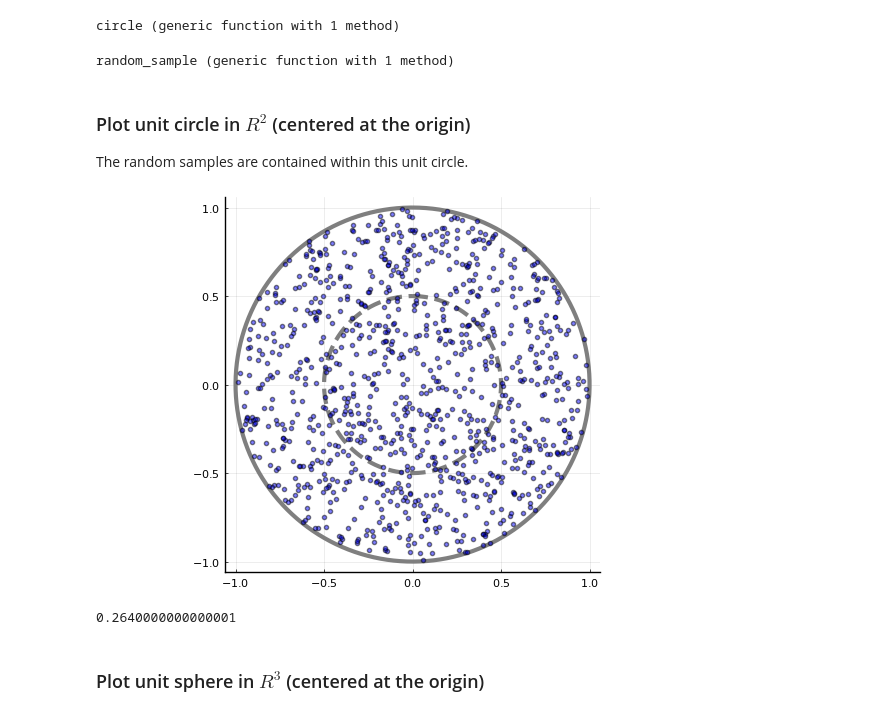
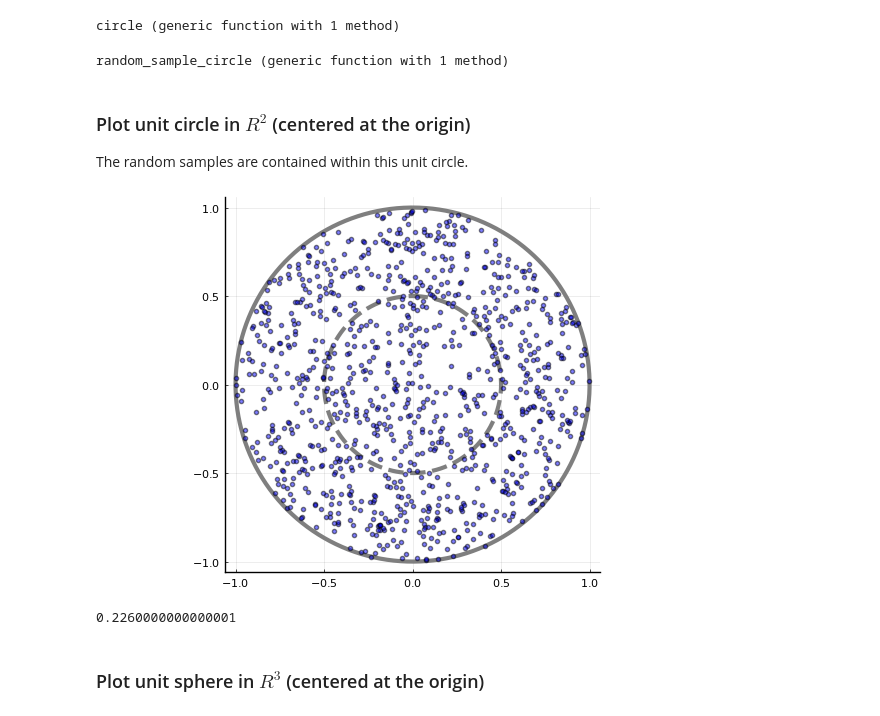
Before and after one commit to Topology-and-Data/manifold-learning, a Jupyter notebook: Manifold_Learning_Intro.ipynb, the cells around one changed output. Drawn from its saved outputs; the diff is of its cells as text; code cells hidden in the pictures.

```diff
--- a/Manifold_Learning_Intro.ipynb
+++ b/Manifold_Learning_Intro.ipynb
@@ -35,7 +35,7 @@ end
 # %% [output]
 circle (generic function with 1 method)
 # %%
-function random_sample(n)
+function random_sample_circle(n)
     θ = rand(Uniform(0, 2*π), n)
     u = rand(Uniform(0, 1), n)
     x = @. sqrt(u) * cos(θ)
@@ -43,38 +43,38 @@ function random_sample(n)
     return x, y
 end
 # %% [output]
-random_sample (generic function with 1 method)
+random_sample_circle (generic function with 1 method)
 # %% [markdown]
 ### Plot unit circle in $R^2$ (centered at the origin)
 The random samples are contained within this unit circle.
 # %%
 # Select colors using this swatch:
 # http://juliagraphics.github.io/Colors.jl/dev/namedcolors/
 plot_1 = plot(
     circle(1, 500), seriestype = :shape, lw = 3,
     linecolor = :grey50, legend = false, color = nothing,
     aspect_ratio = 1,
 )
 # Half-unit circle
 plot!(
     circle(0.5, 500), seriestype = :shape, lw = 3,
     linecolor = :grey50, linestyle = :dash, legend = false,
     color = nothing, aspect_ratio = 1,
 )
 # Scatter points of random samples (2D)
-x, y = random_sample(1000)
+x, y = random_sample_circle(1000)
 plot!(
     x, y, seriestype = :scatter, alpha = 0.5,
     markersize = 3, markercolor = :blue,
 )
 # %% [output]
-[figure, old version]
+[figure, new version]
 # %%
 # Proportion within neighbourhood
 p = sum(@. ((x^2 + y^2) <= 0.5^2) / 1000)
 p
 # %% [output]
-0.2640000000000001
+0.2260000000000001
 # %% [markdown]
 ### Plot unit sphere in $R^3$ (centered at the origin)
 # %%
```
Also changed, not shown: parts of 5 cells of this notebook.
